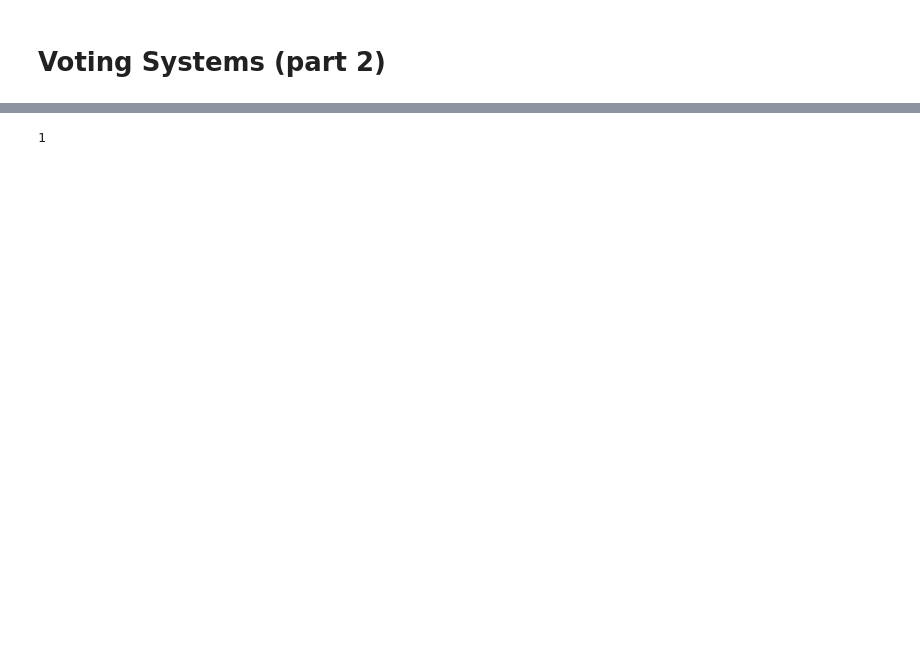
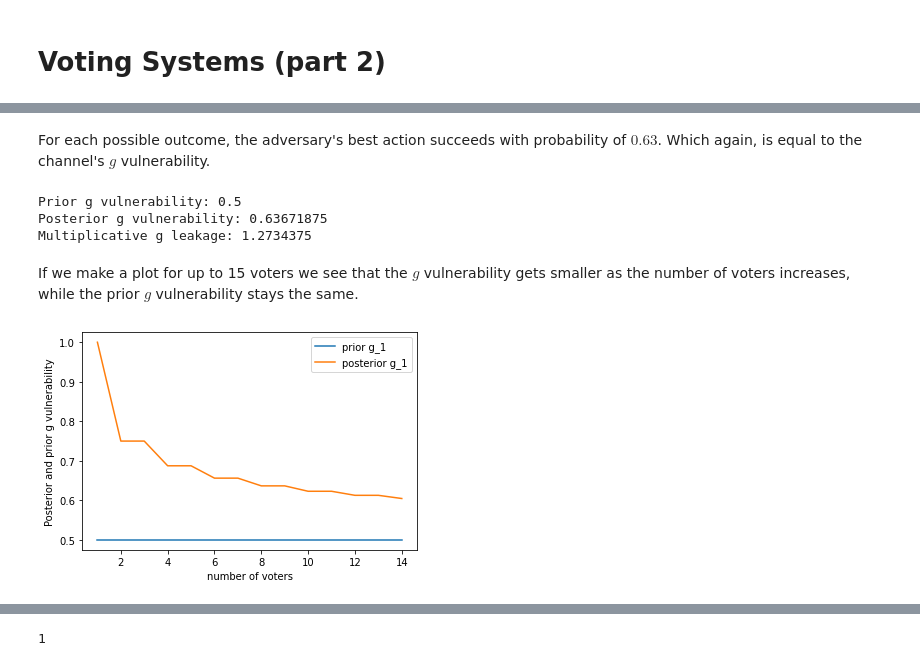
Before and after one commit to damik3/qif-notebooks, a Jupyter notebook: voting_systems/voting_systems_part_2.ipynb, the cells around one changed output, grey strips where cells are left out. Saved outputs shown, nothing was run; the diff lists cells and outputs as text; code cells hidden in the pictures; blank space fills up the shorter version.

```diff
--- a/voting_systems/voting_systems_part_2.ipynb
+++ b/voting_systems/voting_systems_part_2.ipynb
@@ -43,0 +126,12 @@ Multiplicative g leakage: 1.5
+# %% [markdown]
+For each possible outcome, the adversary's best action succeeds with probability of $0.63$. Which again, is equal to the channel's $g$ vulnerability.
+# %%
+print("Prior g vulnerability:", measure.g_vuln.prior(G1, pi))
+print("Posterior g vulnerability:", measure.g_vuln.posterior(G1, pi, W))
+print("Multiplicative g leakage:", measure.g_vuln.mult_leakage(G1, pi, W))
+# %% [output]
+Prior g vulnerability: 0.5
+Posterior g vulnerability: 0.63671875
+Multiplicative g leakage: 1.2734375
+# %% [markdown]
+If we make a plot for up to 15 voters we see that the $g$ vulnerability gets smaller as the number of voters increases, while the prior $g$ vulnerability stays the same.
@@ -43,0 +141,9 @@ Multiplicative g leakage: 1.5
+# %%
+plt.plot(vs, [measure.g_vuln.prior(get_G1(v, c), probab.uniform(c ** v)) for v in vs], label="prior g_1")
+plt.plot(vs, [measure.g_vuln.posterior(get_G1(v, c), probab.uniform(c ** v), get_W(v, c)) for v in vs], label="posterior g_1")
+plt.xlabel('number of voters')
+plt.ylabel('Posterior and prior g vulnerability')
+plt.legend()
+None
+# %% [output]
+[figure, added]
```
Also changed, not shown: parts of 26 cells of this notebook.
